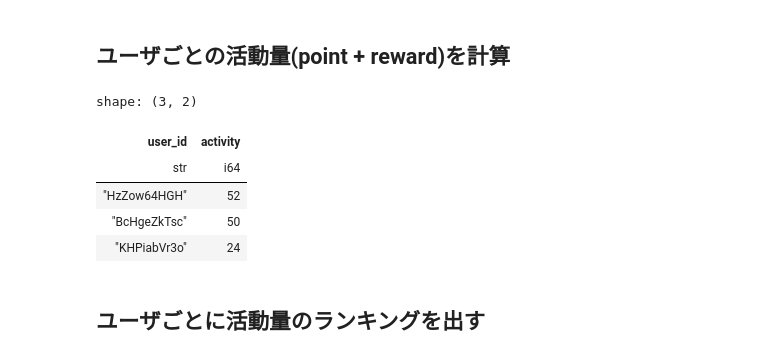
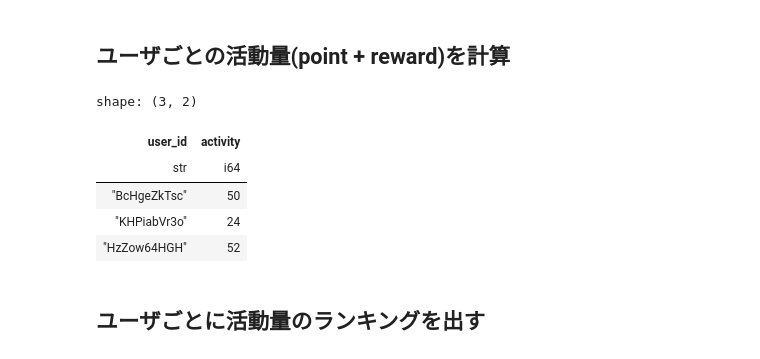
Before and after one commit to Niccari/pandas_polars_processing_example, a Jupyter notebook: polars_processing_example.ipynb, the cells around one changed output. Saved outputs shown, nothing was run; the diff lists cells and outputs as text; code cells hidden in the pictures.

```diff
--- a/polars_processing_example.ipynb
+++ b/polars_processing_example.ipynb
@@ -432,19 +434,19 @@ shape: (8, 11)
 ## ユーザごとの活動量(point + reward)を計算
 # %%
 df_sum = df_merged \
-    .groupby("user_id") \
+    .group_by("user_id") \
     .agg([
         pl.col("point").fill_null(0).sum() + pl.col("reward").fill_null(0).sum(),
     ])
 df_sum = df_sum.rename({"point": "activity"})
 df_sum
 # %% [output]
 shape: (3, 2)
 | user_id | activity |
 | str | i64 |
-| "HzZow64HGH" | 52 |
 | "BcHgeZkTsc" | 50 |
 | "KHPiabVr3o" | 24 |
+| "HzZow64HGH" | 52 |
 # %% [markdown]
 ## ユーザごとに活動量のランキングを出す
 # %%
```
Also changed, not shown: parts of 9 cells of this notebook, 6 other files.
